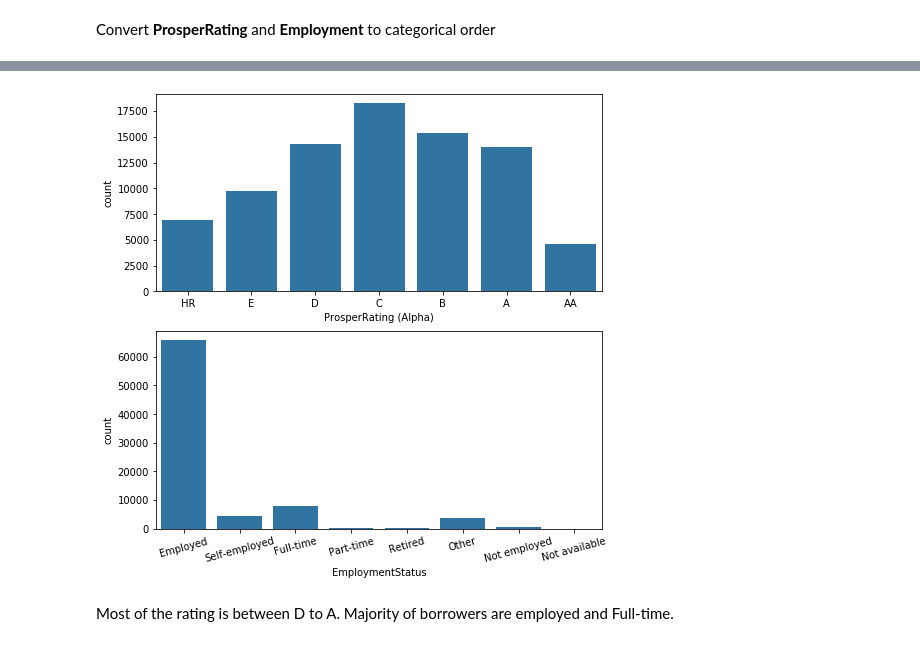
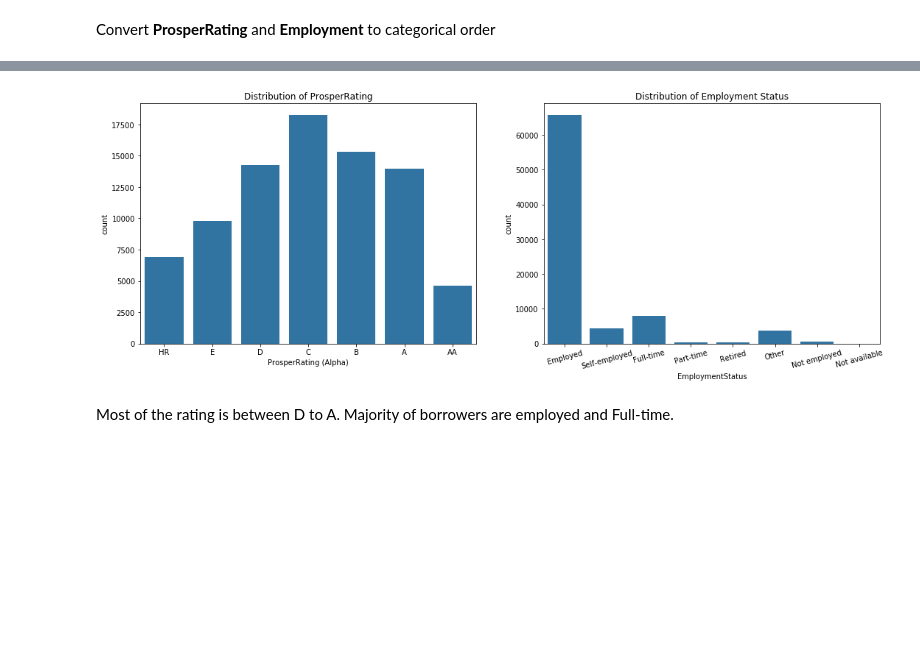
Before and after one commit to huonghuynh93/Data--Visualization, a Jupyter notebook: Exploration.ipynb, the cells around one changed output, grey strips where cells are left out. Drawn from its saved outputs; the diff is of its cells as text; code cells hidden in the pictures; blank space fills up the shorter version.

```diff
--- a/Exploration.ipynb
+++ b/Exploration.ipynb
@@ -316,11 +350,13 @@ See the caveats in the documentation: http://pandas.pydata.org/pandas-docs/stabl
 # %%
-fig, ax = plt.subplots(nrows=2, figsize = [8,8])
-sns.countplot(data = loans_new1, x = 'ProsperRating (Alpha)', color = base_color, ax = ax[0])
-sns.countplot(data = loans_new1, x = 'EmploymentStatus', color = base_color, ax = ax[1])
+plt.figure(figsize = [18, 6])
+plt.subplot(1, 2, 1)
+sns.countplot(data = loans_new1, x = 'ProsperRating (Alpha)', color = base_color).set_title('Distribution of ProsperRating')
+plt.subplot(1, 2, 2)
+sns.countplot(data = loans_new1, x = 'EmploymentStatus', color = base_color).set_title('Distribution of Employment Status')
 plt.xticks(rotation=15)
 plt.show()
 # %% [output]
-[figure, old version]
+[figure, new version]
 # %% [markdown]
 Most of the rating is between D to A. Majority of borrowers are employed and Full-time.
 # %% [markdown]
```
Also changed, not shown: parts of 18 cells of this notebook, 3 other files.
